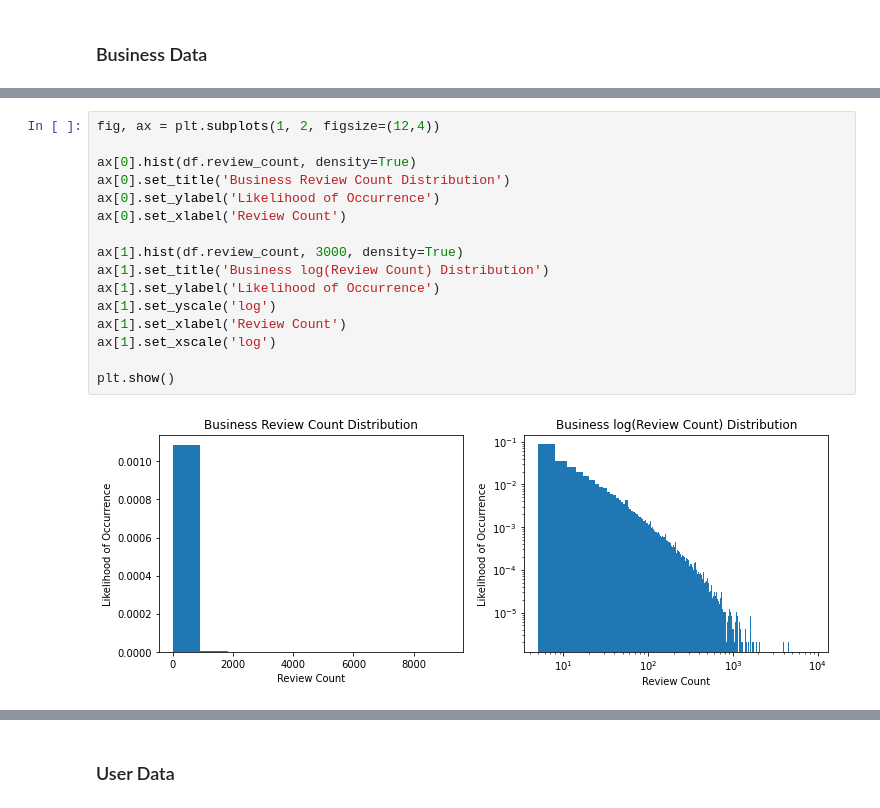
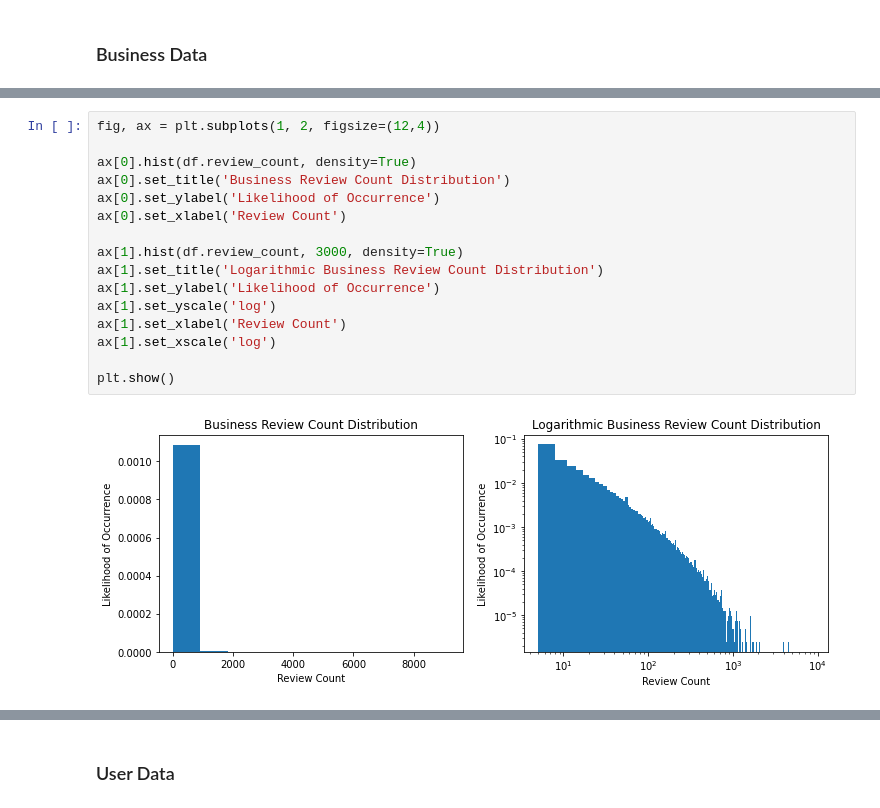
Before and after one commit to spencerfitch/yelp-datascience, a Jupyter notebook: project.ipynb, the cells around one changed output, grey strips where cells are left out. Drawn from its saved outputs; the diff is of its cells as text.

```diff
--- a/project.ipynb
+++ b/project.ipynb
@@ -209,21 +209,21 @@ plt.show()
 # %%
 fig, ax = plt.subplots(1, 2, figsize=(12,4))
 
 ax[0].hist(df.review_count, density=True)
 ax[0].set_title('Business Review Count Distribution')
 ax[0].set_ylabel('Likelihood of Occurrence')
 ax[0].set_xlabel('Review Count')
 
 ax[1].hist(df.review_count, 3000, density=True)
-ax[1].set_title('Business log(Review Count) Distribution')
+ax[1].set_title('Logarithmic Business Review Count Distribution')
 ax[1].set_ylabel('Likelihood of Occurrence')
 ax[1].set_yscale('log')
 ax[1].set_xlabel('Review Count')
 ax[1].set_xscale('log')
 
 plt.show()
 # %% [output]
-[figure, old version]
+[figure, new version]
 # %%
 star_values = [i*0.5 + 0.5 for i in range(1,10)]
 star_bins = [df[df.stars==s].review_count for s in star_values]
```
Also changed, not shown: parts of 18 cells of this notebook.
